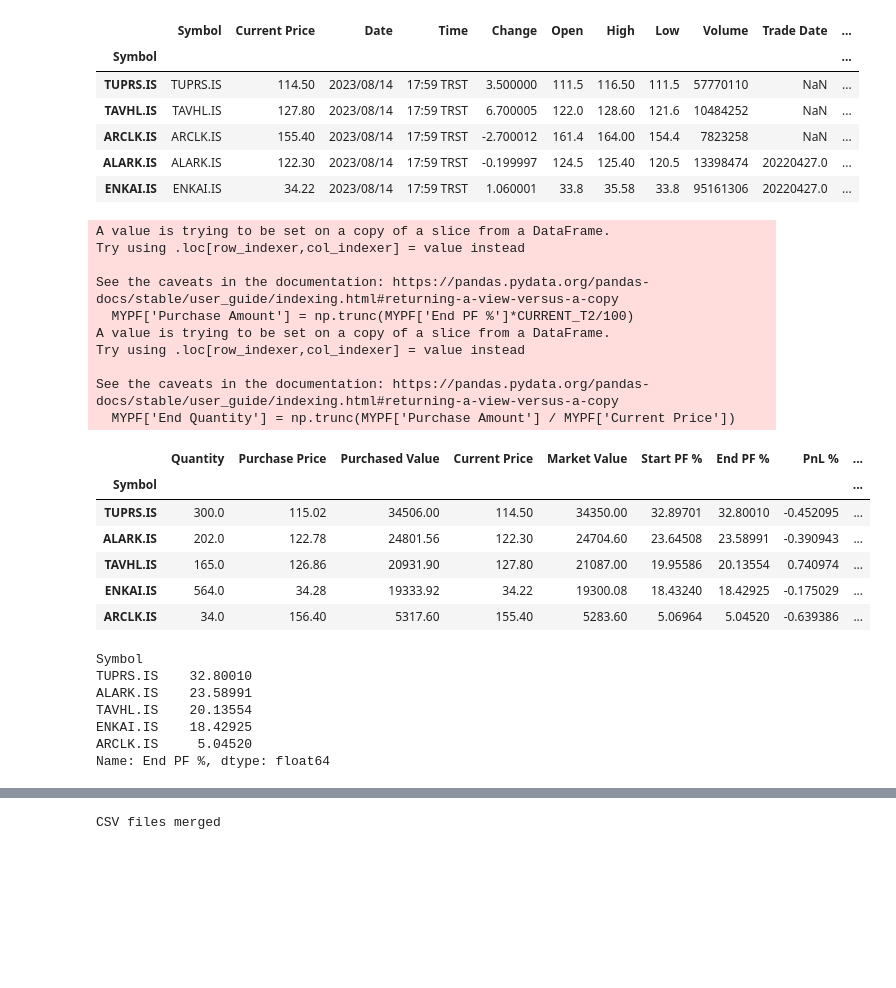
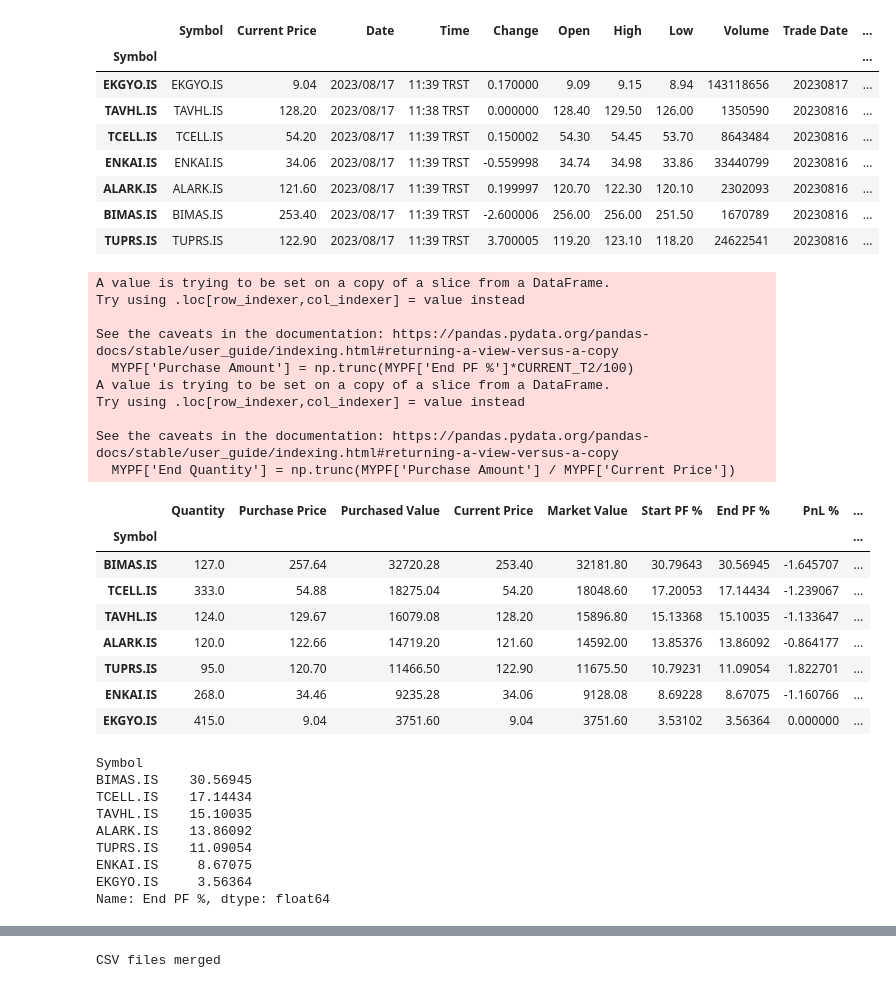
Before and after one commit to MarkovMarkowitz/MarkovMarkowitz, a Jupyter notebook: ON3_AnalyzeAndReplacePortfolio_v1.ipynb, the cells around one changed output, grey strips where cells are left out. Cells and saved outputs as stored; diff of their text form; code cells hidden in the pictures; blank space fills up the shorter version.

```diff
--- a/ON3_AnalyzeAndReplacePortfolio_v1.ipynb
+++ b/ON3_AnalyzeAndReplacePortfolio_v1.ipynb
@@ -3,22 +3,24 @@
 # %%
 import pandas as pd
 import numpy as np
-pf = pd.DataFrame(pd.read_csv("MYPF.csv"))
+pf = pd.DataFrame(pd.read_csv("ALPER_16.08.2023_105K.csv"))
 exchange = "BIST30"
 
 pf['Purchased Value'] = pf['Purchase Price'] * pf['Quantity']
 pf['Market Value'] = pf['Current Price'] * pf['Quantity']
 pf['PnL %'] = (pf['Market Value'] - pf['Purchased Value']) / pf['Purchased Value'] *100
 pf.index = pf.Symbol
 pf
 # %% [output]
 |  | Symbol | Current Price | Date | Time | Change | Open | High | Low | Volume | Trade Date | ... |
 | Symbol |  |  |  |  |  |  |  |  |  |  | ... |
-| TUPRS.IS | TUPRS.IS | 114.50 | 2023/08/14 | 17:59 TRST | 3.500000 | 111.5 | 116.50 | 111.5 | 57770110 | NaN | ... |
-| TAVHL.IS | TAVHL.IS | 127.80 | 2023/08/14 | 17:59 TRST | 6.700005 | 122.0 | 128.60 | 121.6 | 10484252 | NaN | ... |
-| ARCLK.IS | ARCLK.IS | 155.40 | 2023/08/14 | 17:59 TRST | -2.700012 | 161.4 | 164.00 | 154.4 | 7823258 | NaN | ... |
-| ALARK.IS | ALARK.IS | 122.30 | 2023/08/14 | 17:59 TRST | -0.199997 | 124.5 | 125.40 | 120.5 | 13398474 | 20220427.0 | ... |
-| ENKAI.IS | ENKAI.IS | 34.22 | 2023/08/14 | 17:59 TRST | 1.060001 | 33.8 | 35.58 | 33.8 | 95161306 | 20220427.0 | ... |
+| EKGYO.IS | EKGYO.IS | 9.04 | 2023/08/17 | 11:39 TRST | 0.170000 | 9.09 | 9.15 | 8.94 | 143118656 | 20230817 | ... |
+| TAVHL.IS | TAVHL.IS | 128.20 | 2023/08/17 | 11:38 TRST | 0.000000 | 128.40 | 129.50 | 126.00 | 1350590 | 20230816 | ... |
+| TCELL.IS | TCELL.IS | 54.20 | 2023/08/17 | 11:39 TRST | 0.150002 | 54.30 | 54.45 | 53.70 | 8643484 | 20230816 | ... |
+| ENKAI.IS | ENKAI.IS | 34.06 | 2023/08/17 | 11:39 TRST | -0.559998 | 34.74 | 34.98 | 33.86 | 33440799 | 20230816 | ... |
+| ALARK.IS | ALARK.IS | 121.60 | 2023/08/17 | 11:39 TRST | 0.199997 | 120.70 | 122.30 | 120.10 | 2302093 | 20230816 | ... |
+| BIMAS.IS | BIMAS.IS | 253.40 | 2023/08/17 | 11:39 TRST | -2.600006 | 256.00 | 256.00 | 251.50 | 1670789 | 20230816 | ... |
+| TUPRS.IS | TUPRS.IS | 122.90 | 2023/08/17 | 11:39 TRST | 3.700005 | 119.20 | 123.10 | 118.20 | 24622541 | 20230816 | ... |
 # %%
 pf['Start PF %'] = np.round((pf['Purchased Value'] / pf['Purchased Value'].sum()) *100, 5)
 pf['End PF %'] = np.round((pf['Market Value'] / pf['Market Value'].sum()) *100, 5)
@@ -48,20 +50,24 @@ See the caveats in the documentation: https://pandas.pydata.org/pandas-docs/stab
   MYPF['End Quantity'] = np.trunc(MYPF['Purchase Amount'] / MYPF['Current Price'])
 |  | Quantity | Purchase Price | Purchased Value | Current Price | Market Value | Start PF % | End PF % | PnL % | ... |
 | Symbol |  |  |  |  |  |  |  |  | ... |
-| TUPRS.IS | 300.0 | 115.02 | 34506.00 | 114.50 | 34350.00 | 32.89701 | 32.80010 | -0.452095 | ... |
-| ALARK.IS | 202.0 | 122.78 | 24801.56 | 122.30 | 24704.60 | 23.64508 | 23.58991 | -0.390943 | ... |
-| TAVHL.IS | 165.0 | 126.86 | 20931.90 | 127.80 | 21087.00 | 19.95586 | 20.13554 | 0.740974 | ... |
-| ENKAI.IS | 564.0 | 34.28 | 19333.92 | 34.22 | 19300.08 | 18.43240 | 18.42925 | -0.175029 | ... |
-| ARCLK.IS | 34.0 | 156.40 | 5317.60 | 155.40 | 5283.60 | 5.06964 | 5.04520 | -0.639386 | ... |
+| BIMAS.IS | 127.0 | 257.64 | 32720.28 | 253.40 | 32181.80 | 30.79643 | 30.56945 | -1.645707 | ... |
+| TCELL.IS | 333.0 | 54.88 | 18275.04 | 54.20 | 18048.60 | 17.20053 | 17.14434 | -1.239067 | ... |
+| TAVHL.IS | 124.0 | 129.67 | 16079.08 | 128.20 | 15896.80 | 15.13368 | 15.10035 | -1.133647 | ... |
+| ALARK.IS | 120.0 | 122.66 | 14719.20 | 121.60 | 14592.00 | 13.85376 | 13.86092 | -0.864177 | ... |
+| TUPRS.IS | 95.0 | 120.70 | 11466.50 | 122.90 | 11675.50 | 10.79231 | 11.09054 | 1.822701 | ... |
+| ENKAI.IS | 268.0 | 34.46 | 9235.28 | 34.06 | 9128.08 | 8.69228 | 8.67075 | -1.160766 | ... |
+| EKGYO.IS | 415.0 | 9.04 | 3751.60 | 9.04 | 3751.60 | 3.53102 | 3.56364 | 0.000000 | ... |
 # %%
 MYPF['End PF %']
 # %% [output]
 Symbol
-TUPRS.IS    32.80010
-ALARK.IS    23.58991
-TAVHL.IS    20.13554
-ENKAI.IS    18.42925
-ARCLK.IS     5.04520
+BIMAS.IS    30.56945
+TCELL.IS    17.14434
+TAVHL.IS    15.10035
+ALARK.IS    13.86092
+TUPRS.IS    11.09054
+ENKAI.IS     8.67075
+EKGYO.IS     3.56364
 Name: End PF %, dtype: float64
 # %%
 
```
Also changed, not shown: parts of 7 cells of this notebook.
